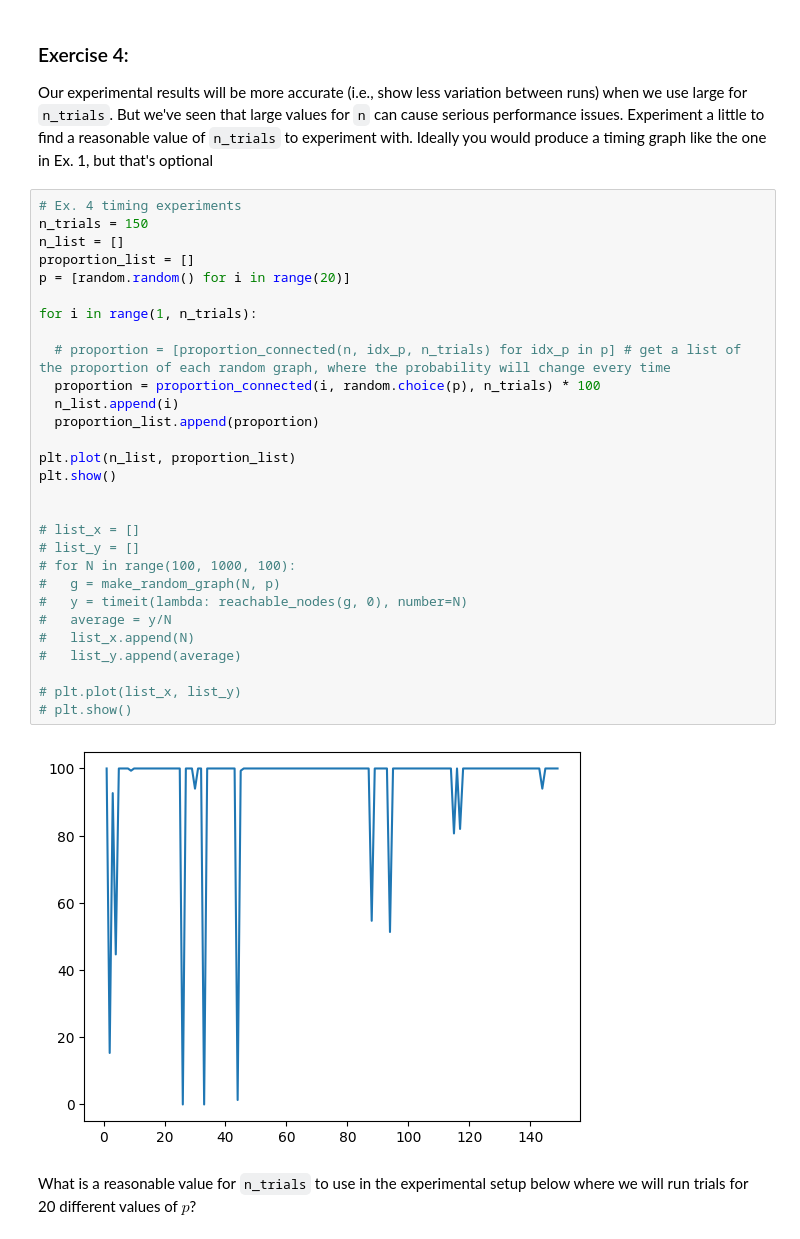
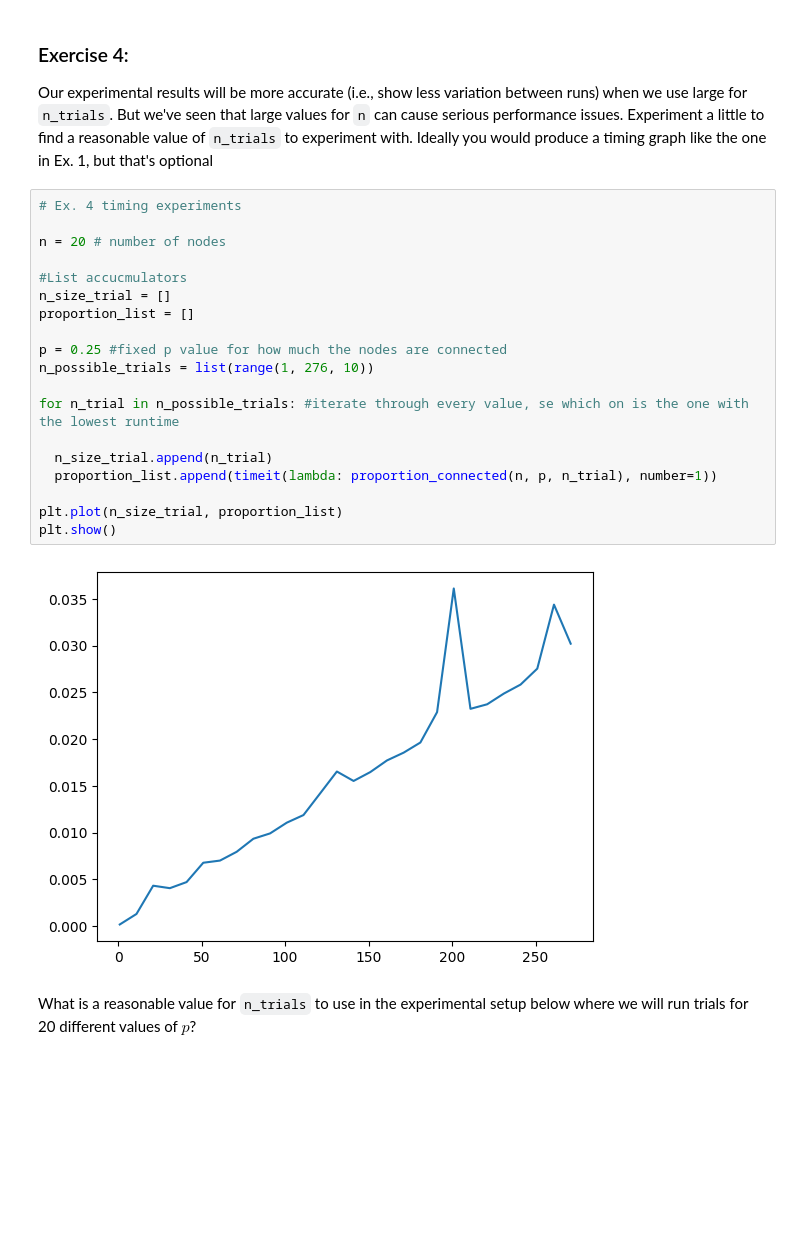
Before and after one commit to santiagosanchez15/cap-comp215, a Jupyter notebook: labs/lab04-graphs.ipynb, the cells around one changed output. Cells and saved outputs as stored; diff of their text form; blank space fills up the shorter version.

```diff
--- a/labs/lab04-graphs.ipynb
+++ b/labs/lab04-graphs.ipynb
@@ -191,36 +191,26 @@ f'Likelihood that an ER graph (n={n}, p={p}) is connected: {p_connected:.1f}%'
 ### Exercise 4:
 Our experimental results will be more accurate (i.e., show less variation between runs) when we use large for `n_trials`.  But we've seen that large values for `n` can cause serious performance issues.
 Experiment a little to find a reasonable value of `n_trials` to experiment with.  Ideally you would produce a timing graph like the one in Ex. 1, but that's optional
-# %%
-# Ex. 4 timing experiments
-n_trials = 150
-n_list = []
-proportion_list = []
-p = [random.random() for i in range(20)]
-
-for i in range(1, n_trials):
-
-  # proportion = [proportion_connected(n, idx_p, n_trials) for idx_p in p] # get a list of the proportion of each random graph, where the probability will change every time
-  proportion = proportion_connected(i, random.choice(p), n_trials) * 100
-  n_list.append(i)
-  proportion_list.append(proportion)
-
-plt.plot(n_list, proportion_list)
-plt.show()
-
-
-# list_x = []
-# list_y = []
-# for N in range(100, 1000, 100):
-#   g = make_random_graph(N, p)
-#   y = timeit(lambda: reachable_nodes(g, 0), number=N)
-#   average = y/N
-#   list_x.append(N)
-#   list_y.append(average)
-
-# plt.plot(list_x, list_y)
-# plt.show()
-# %% [output]
-[figure, removed]
+# %%
+# Ex. 4 timing experiments
+
+n = 20 # number of nodes
+
+#List accucmulators
+n_size_trial = []
+proportion_list = []
+
+p = 0.25 #fixed p value for how much the nodes are connected
+n_possible_trials = list(range(1, 276, 10))
+
+for n_trial in n_possible_trials: #iterate through every value, se which on is the one with the lowest runtime
+
+  n_size_trial.append(n_trial)
+  proportion_list.append(timeit(lambda: proportion_connected(n, p, n_trial), number=1))
+
+plt.plot(n_size_trial, proportion_list)
+plt.show()
+# %% [output]
+[figure, added]
 # %% [markdown]
 What is a reasonable value for `n_trials` to use in the experimental setup below where we will run trials for 20 different values of $p$?
```
Also changed, not shown: parts of 5 cells of this notebook.
